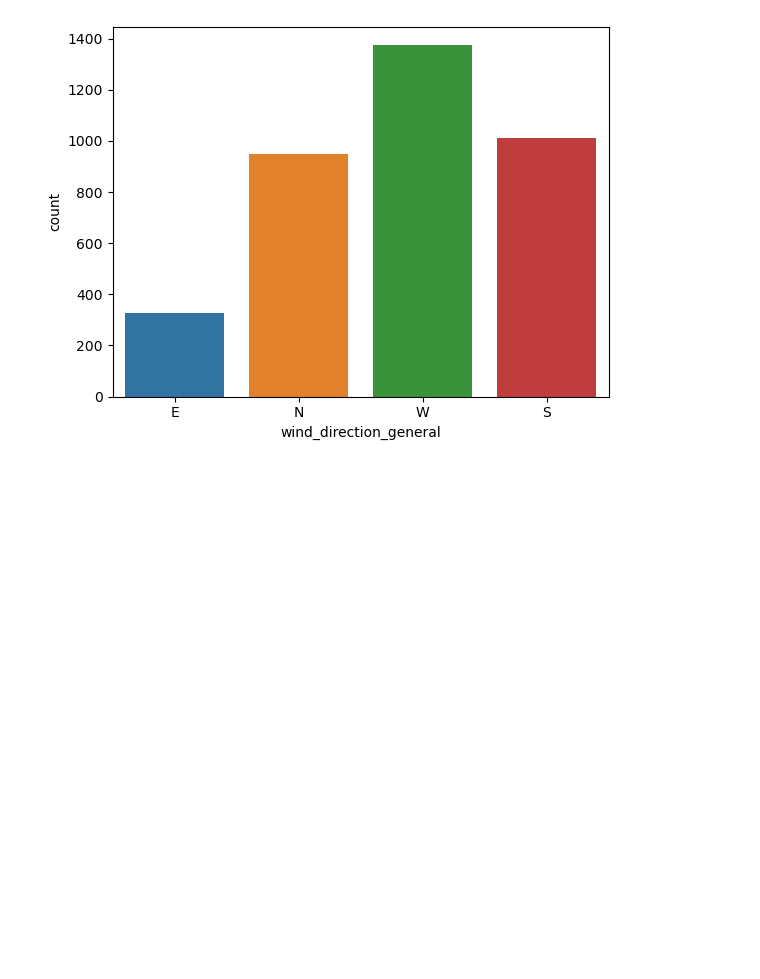
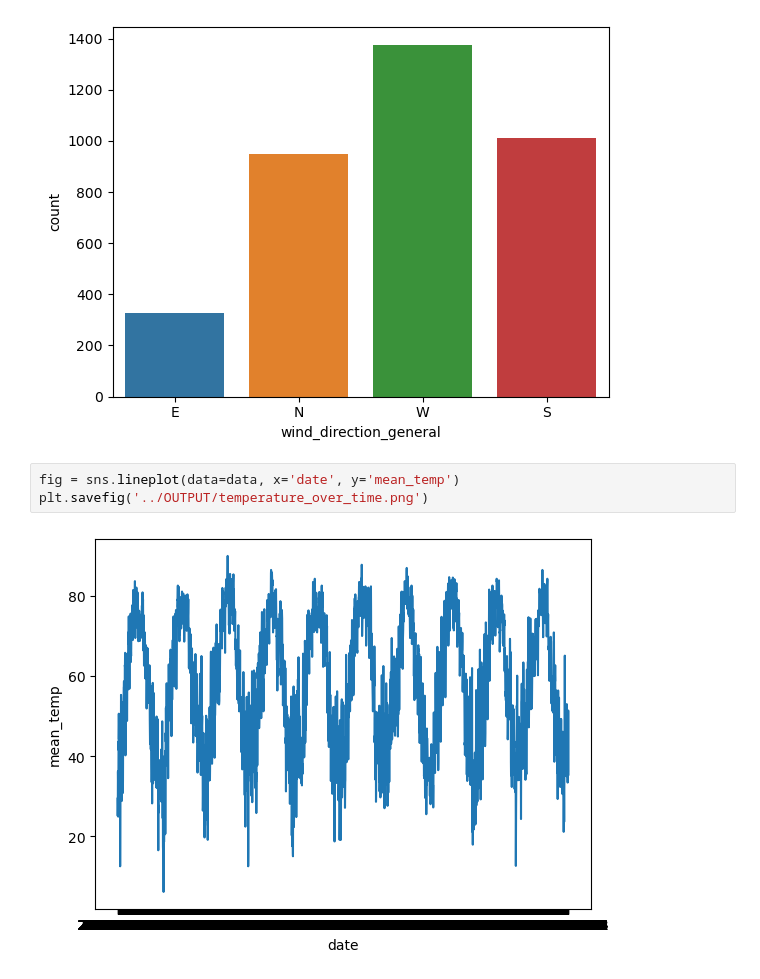
Before and after one commit to juliamuratore/Project2-DS-4002, a Jupyter notebook: SCRIPTS/Project2_EDA.ipynb, the cells around one changed output. Drawn from its saved outputs; the diff is of its cells as text; blank space fills up the shorter version.

Commit message:
graphs for EDA

```diff
--- a/SCRIPTS/Project2_EDA.ipynb
+++ b/SCRIPTS/Project2_EDA.ipynb
@@ -110,3 +110,8 @@ fig = sns.countplot(data = data, x ='wind_direction_general')
 plt.savefig('../OUTPUT/wind_direction_general.png')
 # %% [output]
 [figure]
+# %%
+fig = sns.lineplot(data=data, x='date', y='mean_temp')
+plt.savefig('../OUTPUT/temperature_over_time.png')
+# %% [output]
+[figure, added]
```
Also changed, not shown: parts of 2 cells of this notebook, 3 other files.
